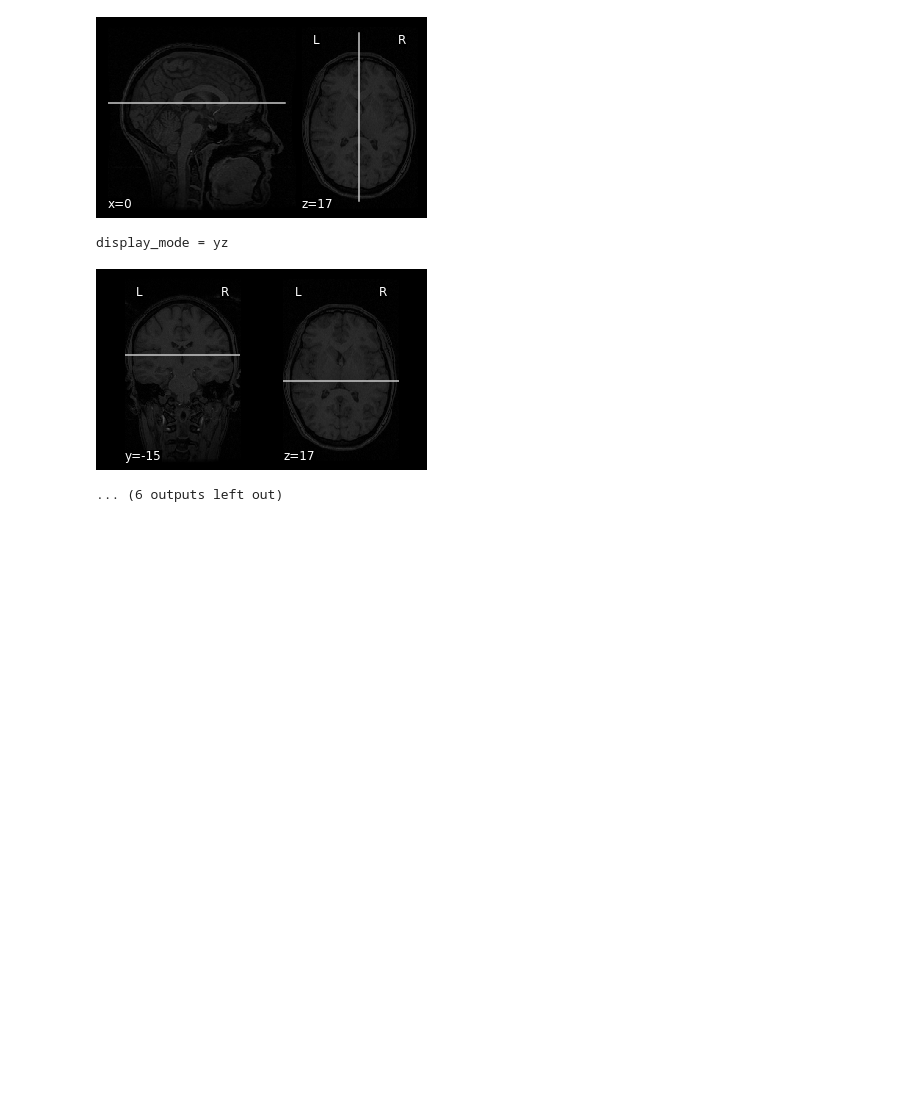
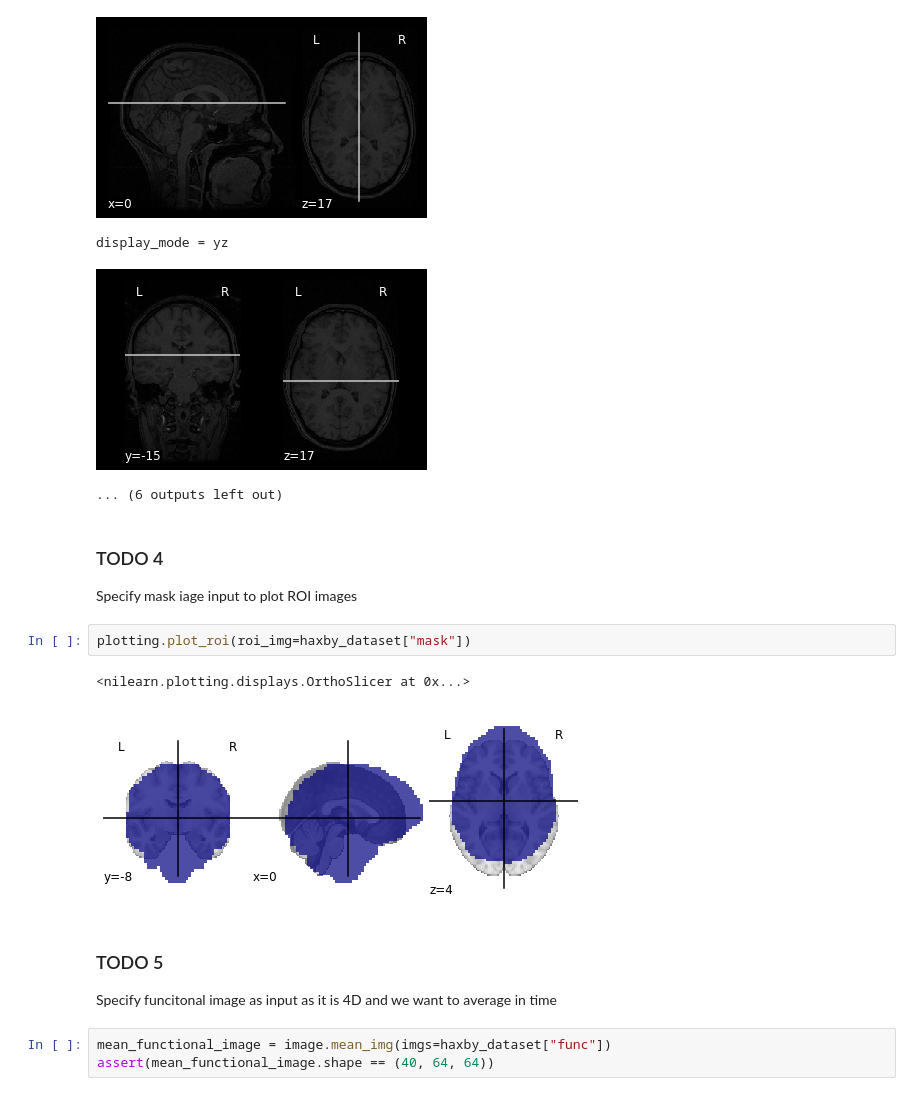
Before and after one commit to deutranium/Nilearn-basics-and-masking, a Jupyter notebook: 2019115005.ipynb, the cells around one changed output. Drawn from its saved outputs; the diff is of its cells as text; blank space fills up the shorter version.

```diff
--- a/2019115005.ipynb
+++ b/2019115005.ipynb
@@ -154,3 +154,17 @@ display_mode = xz
 display_mode = yz
 [figure]
 ... (6 outputs left out)
+# %% [markdown]
+### TODO 4
+Specify mask iage input to plot ROI images
+# %%
+plotting.plot_roi(roi_img=haxby_dataset["mask"])
+# %% [output]
+<nilearn.plotting.displays.OrthoSlicer at 0x...>
+[figure, added]
+# %% [markdown]
+### TODO 5
+Specify funcitonal image as input as it is 4D and we want to average in time
+# %%
+mean_functional_image = image.mean_img(imgs=haxby_dataset["func"])
+assert(mean_functional_image.shape == (40, 64, 64))
```
Also changed, not shown: parts of 40 cells of this notebook.
